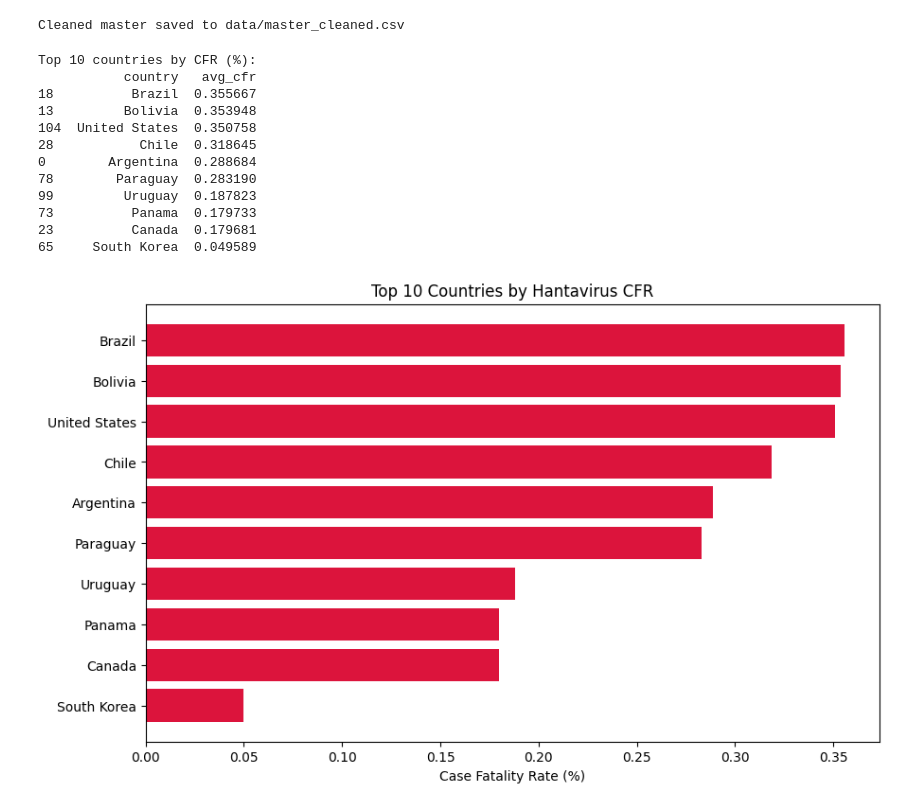
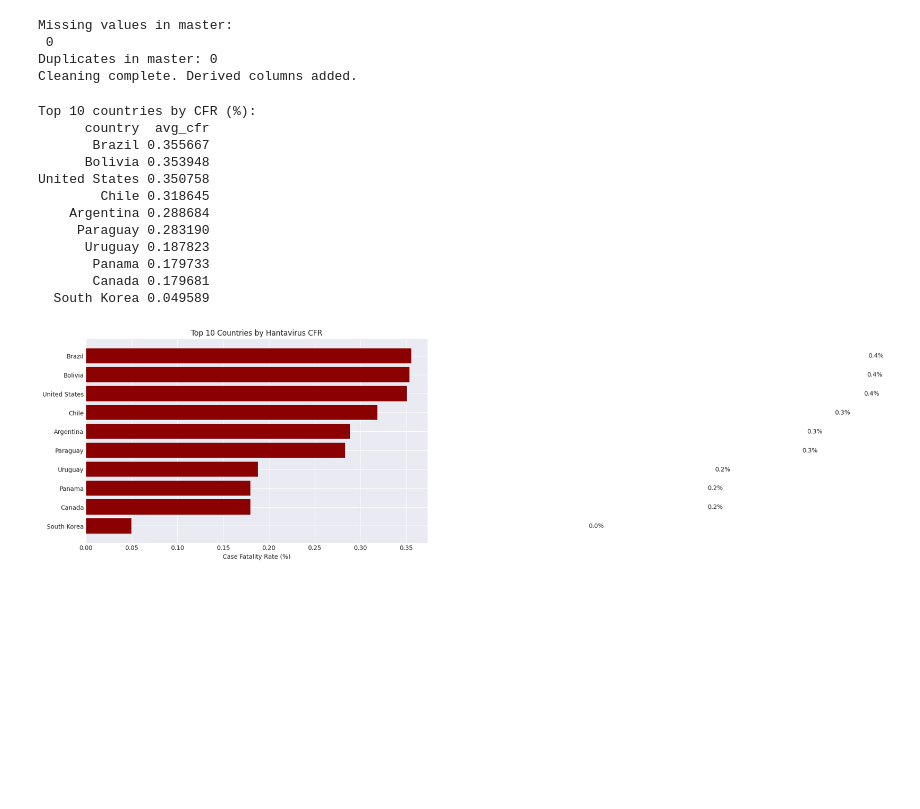
Before and after one commit to Samstatix/hantavirus-outbreak-analysis, a Jupyter notebook: notebooks/data_overview.ipynb, the cells around one changed output. Saved outputs shown, nothing was run; the diff lists cells and outputs as text; code cells hidden in the pictures; blank space fills up the shorter version.

```diff
--- a/notebooks/data_overview.ipynb
+++ b/notebooks/data_overview.ipynb
@@ -151,12 +50,0 @@ icu_rate: 0 outliers
-# %%
-# Mortality per 1000 cases
-master['deaths_per_1000'] = (master['total_deaths'] / master['total_cases']) * 1000
-
-# Total cases in millions (if needed for scaling)
-master['cases_millions'] = master['total_cases'] / 1_000_000
-
-# Duration of reporting (years)
-master['reporting_duration'] = master['last_year'] - master['first_year']
-
-# Check distribution
-master[['deaths_per_1000', 'reporting_duration']].head()
@@ -170,33 +51,52 @@ master[['deaths_per_1000', 'reporting_duration']].head()
-# %%
-master.to_csv('data/master_cleaned.csv', index=False)
-print("Cleaned master saved to data/master_cleaned.csv")
-# %% [output]
-Cleaned master saved to data/master_cleaned.csv
+# %%
+# Validate no duplicates or missing values (already clean)
+print("Missing values in master:\n", master.isnull().sum().sum())
+print("Duplicates in master:", master.duplicated().sum())
+
+# Check logical consistency
+assert (master['total_deaths'] <= master['total_cases']).all(), "Deaths > cases found"
+assert (master['first_year'] <= master['last_year']).all(), "Year range invalid"
+
+# Create derived columns
+master['deaths_per_1000'] = (master['total_deaths'] / master['total_cases']) * 1000
+master['reporting_duration'] = master['last_year'] - master['first_year']
+
+print("Cleaning complete. Derived columns added.")
+# %% [output]
+Missing values in master:
+ 0
+Duplicates in master: 0
+Cleaning complete. Derived columns added.
 # %%
-# Sort countries by average CFR (already in master)
+# Get unique country CFR
 cfr_by_country = master[['country', 'avg_cfr']].drop_duplicates().sort_values('avg_cfr', ascending=False)
+
 print("Top 10 countries by CFR (%):")
-print(cfr_by_country.head(10))
+print(cfr_by_country.head(10).to_string(index=False))
 
 # Plot
-plt.figure(figsize=(10,6))
-plt.barh(cfr_by_country['country'].head(10), cfr_by_country['avg_cfr'].head(10), color='crimson')
-plt.xlabel('Case Fatality Rate (%)')
-plt.title('Top 10 Countries by Hantavirus CFR')
-plt.gca().invert_yaxis()
+fig, ax = plt.subplots(figsize=(10,6))
+bars = ax.barh(cfr_by_country['country'].head(10), cfr_by_country['avg_cfr'].head(10), color='darkred')
+ax.set_xlabel('Case Fatality Rate (%)')
+ax.set_title('Top 10 Countries by Hantavirus CFR')
+ax.invert_yaxis()
+for bar, val in zip(bars, cfr_by_country['avg_cfr'].head(10)):
+    ax.text(bar.get_width() + 0.5, bar.get_y() + bar.get_height()/2, f'{val:.1f}%', va='center')
+plt.tight_layout()
+plt.savefig('visualizations/top10_cfr_countries.png', dpi=300)
 plt.show()
 # %% [output]
 Top 10 countries by CFR (%):
-           country   avg_cfr
-18          Brazil  0.355667
-13         Bolivia  0.353948
-104  United States  0.350758
-28           Chile  0.318645
-0        Argentina  0.288684
-78        Paraguay  0.283190
-99         Uruguay  0.187823
-73          Panama  0.179733
-23          Canada  0.179681
-65     South Korea  0.049589
+      country  avg_cfr
+       Brazil 0.355667
+      Bolivia 0.353948
+United States 0.350758
+        Chile 0.318645
+    Argentina 0.288684
+     Paraguay 0.283190
+      Uruguay 0.187823
+       Panama 0.179733
+       Canada 0.179681
+  South Korea 0.049589
-[figure, old version]
+[figure, new version]
 # %%
```
Also changed, not shown: parts of 17 cells of this notebook, 5 other files.
